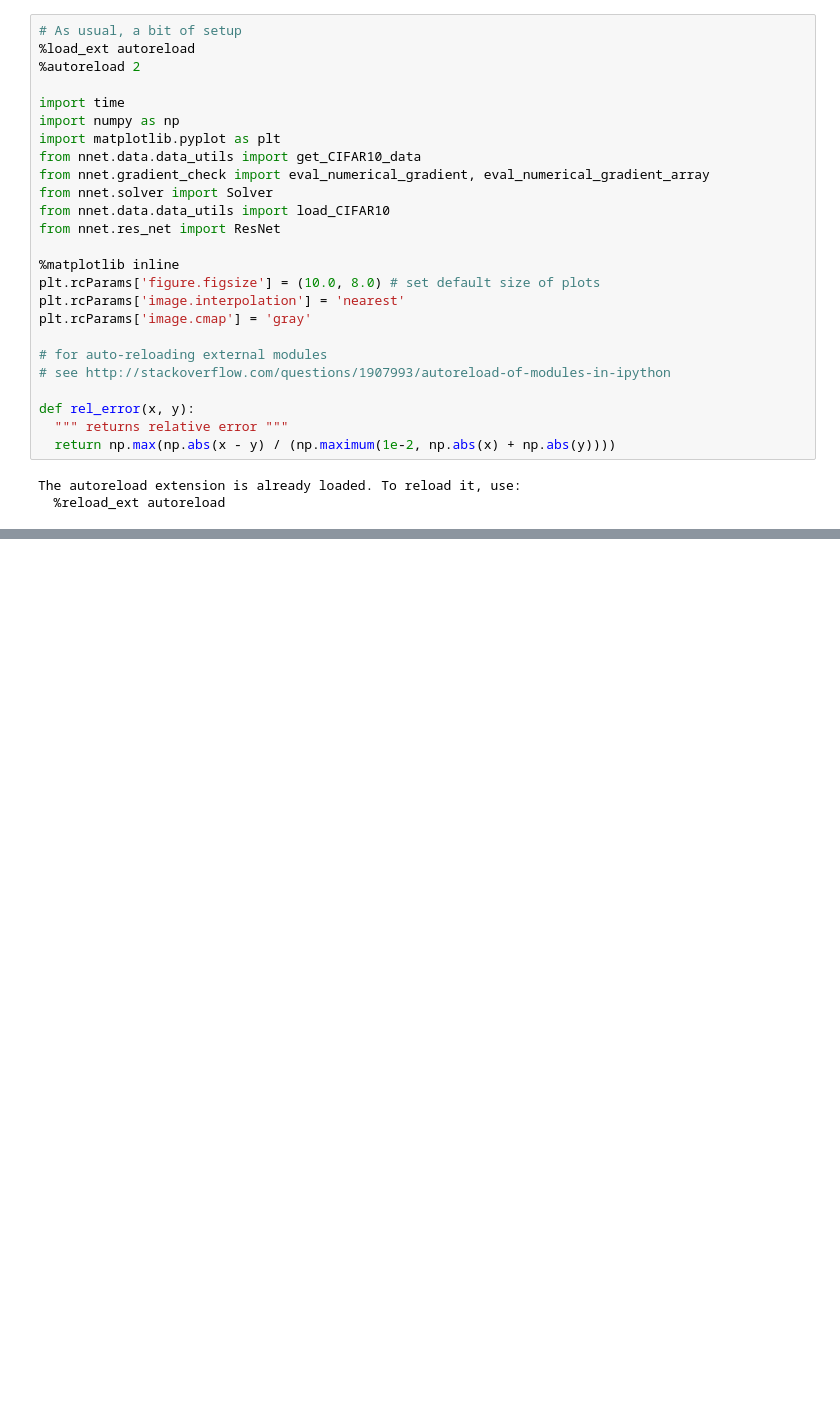
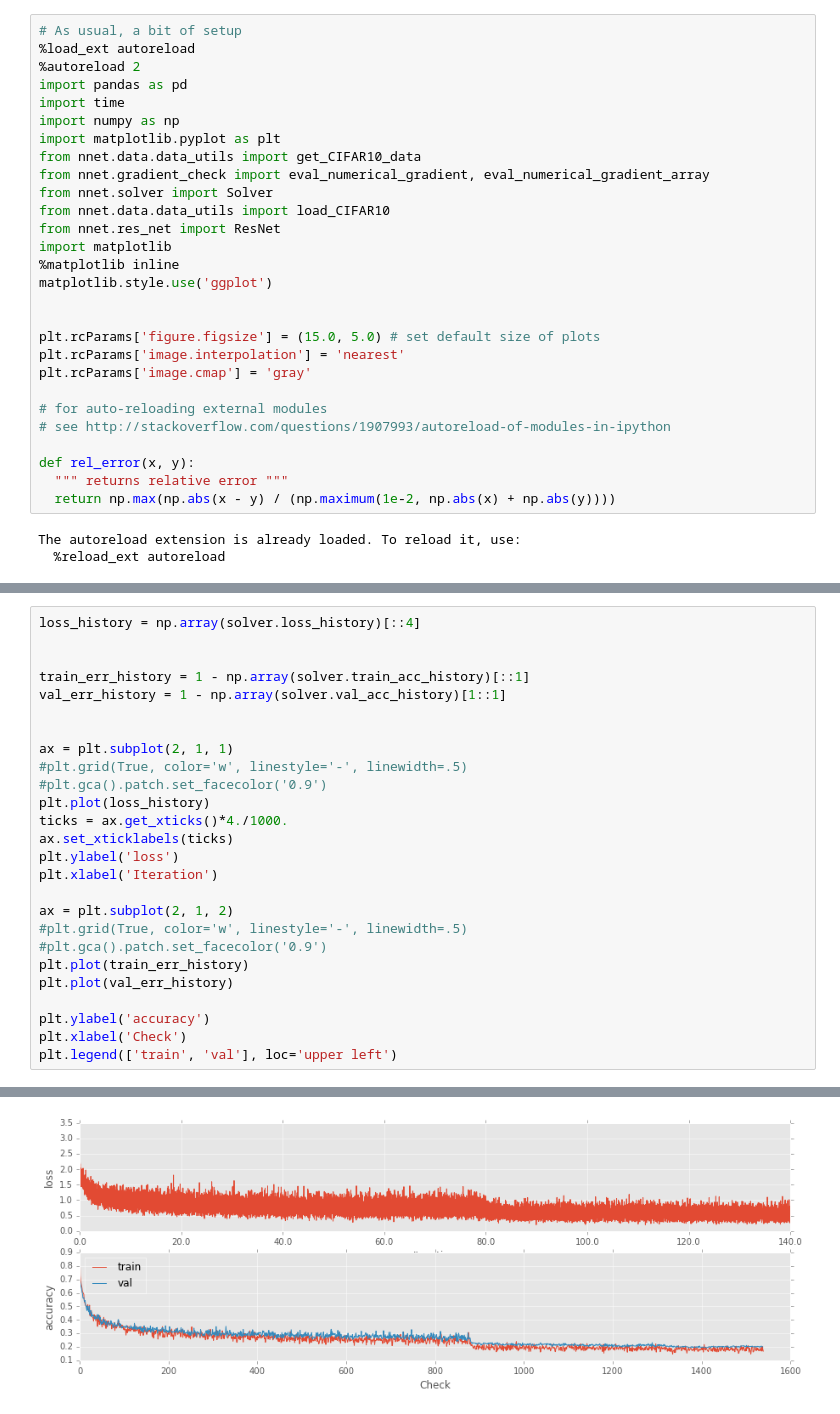
Before and after one commit to KEVINLEE315/deep-residual-networks-pyfunt, a Jupyter notebook: ResNet.ipynb, the cells around one changed output, grey strips where cells are left out. Drawn from its saved outputs; the diff is of its cells as text; blank space fills up the shorter version.

```diff
--- a/ResNet.ipynb
+++ b/ResNet.ipynb
@@ -2,7 +2,7 @@
 # As usual, a bit of setup
 %load_ext autoreload
 %autoreload 2
-
+import pandas as pd
 import time
 import numpy as np
 import matplotlib.pyplot as plt
@@ -11,9 +11,12 @@ from nnet.gradient_check import eval_numerical_gradient, eval_numerical_gradient
 from nnet.solver import Solver
 from nnet.data.data_utils import load_CIFAR10
 from nnet.res_net import ResNet
+import matplotlib
+%matplotlib inline
+matplotlib.style.use('ggplot')
 
-%matplotlib inline
-plt.rcParams['figure.figsize'] = (10.0, 8.0) # set default size of plots
+
+plt.rcParams['figure.figsize'] = (15.0, 5.0) # set default size of plots
 plt.rcParams['image.interpolation'] = 'nearest'
 plt.rcParams['image.cmap'] = 'gray'
 
@@ -221,0 +113,27 @@ Training for 20 epochs, or 100 iterations.
+# %%
+loss_history = np.array(solver.loss_history)[::4]
+
+
+train_err_history = 1 - np.array(solver.train_acc_history)[::1]
+val_err_history = 1 - np.array(solver.val_acc_history)[1::1]
+
+
+ax = plt.subplot(2, 1, 1)
+#plt.grid(True, color='w', linestyle='-', linewidth=.5)
+#plt.gca().patch.set_facecolor('0.9')
+plt.plot(loss_history)
+ticks = ax.get_xticks()*4./1000.
+ax.set_xticklabels(ticks)
+plt.ylabel('loss')
+plt.xlabel('Iteration')
+
+ax = plt.subplot(2, 1, 2)
+#plt.grid(True, color='w', linestyle='-', linewidth=.5)
+#plt.gca().patch.set_facecolor('0.9')
+plt.plot(train_err_history)
+plt.plot(val_err_history)
+
+plt.ylabel('accuracy')
+plt.xlabel('Check')
+plt.legend(['train', 'val'], loc='upper left')
+# %% [output]
@@ -221,0 +141 @@ Training for 20 epochs, or 100 iterations.
+[figure, added]
```
Also changed, not shown: parts of 22 cells of this notebook.
